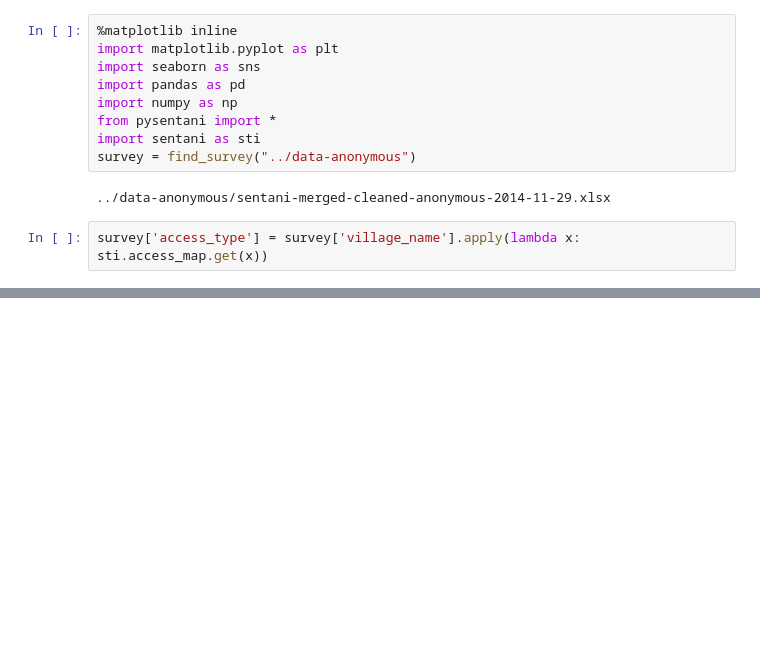
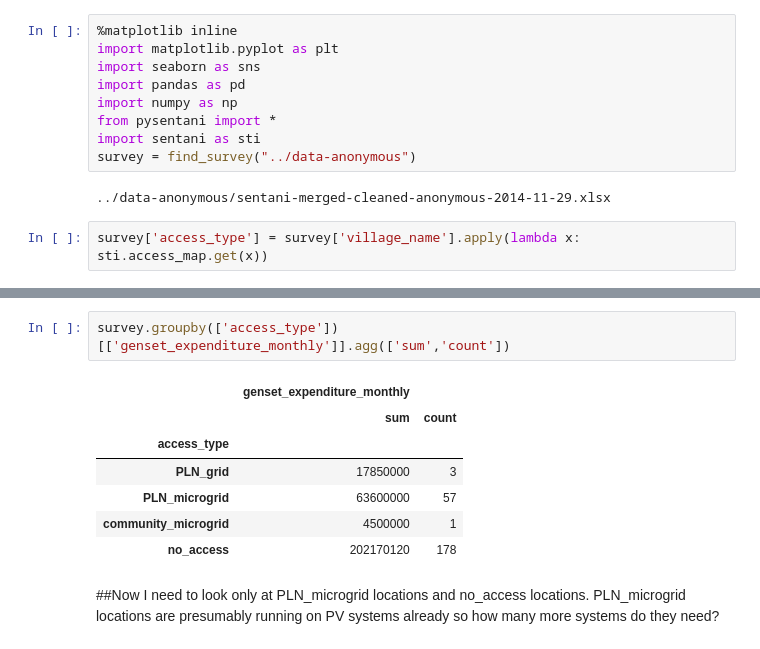
Before and after one commit to mattrosi/sentani-labbook, a Jupyter notebook: 2015-08-10-Genset_CO2.ipynb, the cells around one changed output, grey strips where cells are left out. Cells and saved outputs as stored; diff of their text form; blank space fills up the shorter version.

```diff
--- a/2015-08-10-Genset_CO2.ipynb
+++ b/2015-08-10-Genset_CO2.ipynb
@@ -161,0 +106,12 @@ dtype: float64
+# %%
+survey.groupby(['access_type'])[['genset_expenditure_monthly']].agg(['sum','count'])
+# %% [output]
+|  | genset_expenditure_monthly |  |
+|  | sum | count |
+| access_type |  |  |
+| PLN_grid | 17850000 | 3 |
+| PLN_microgrid | 63600000 | 57 |
+| community_microgrid | 4500000 | 1 |
+| no_access | 202170120 | 178 |
+# %% [markdown]
+##Now I need to look only at PLN_microgrid locations and no_access locations. PLN_microgrid locations are presumably running on PV systems already so how many more systems do they need?
```
Also changed, not shown: parts of 13 cells of this notebook.
